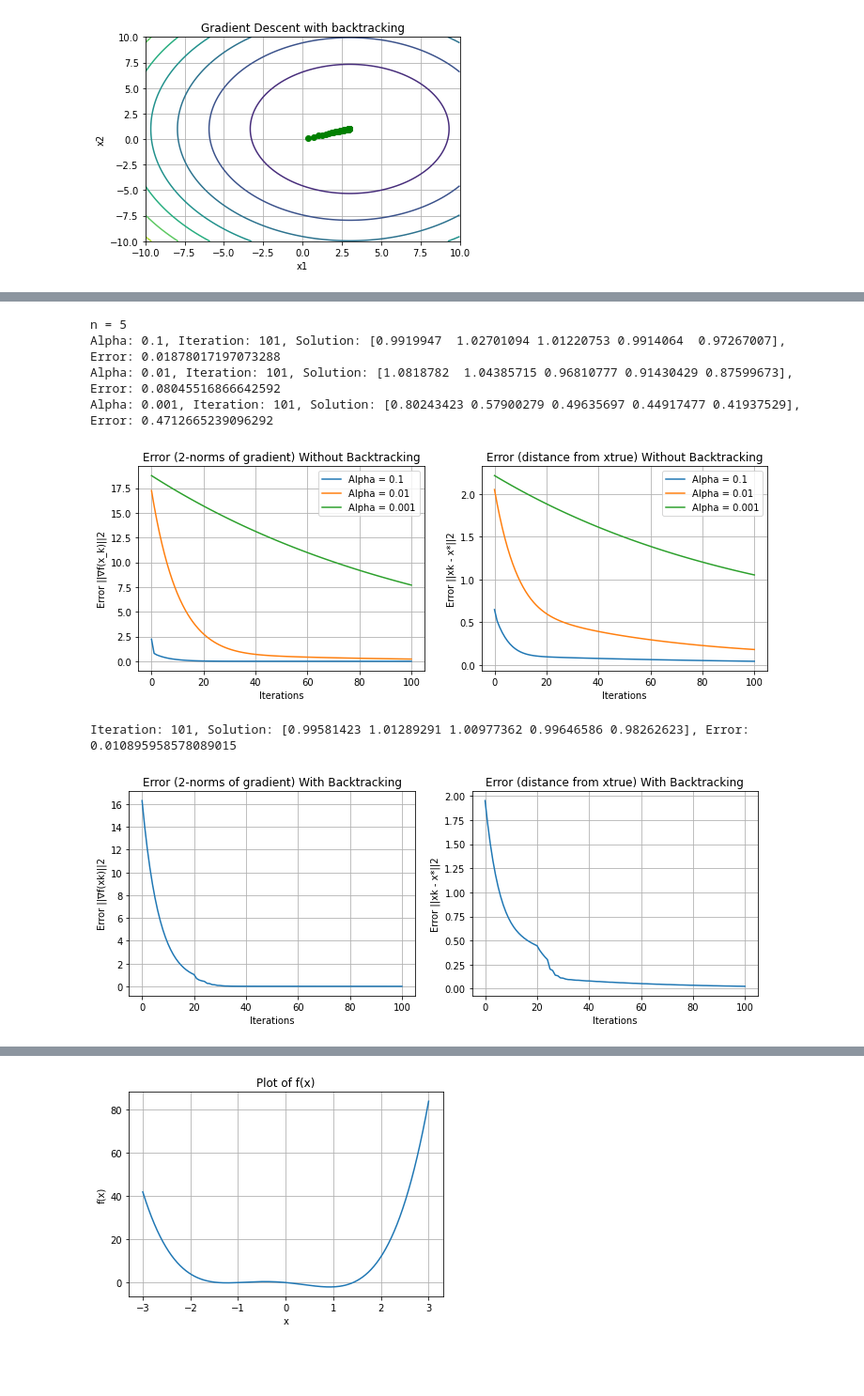
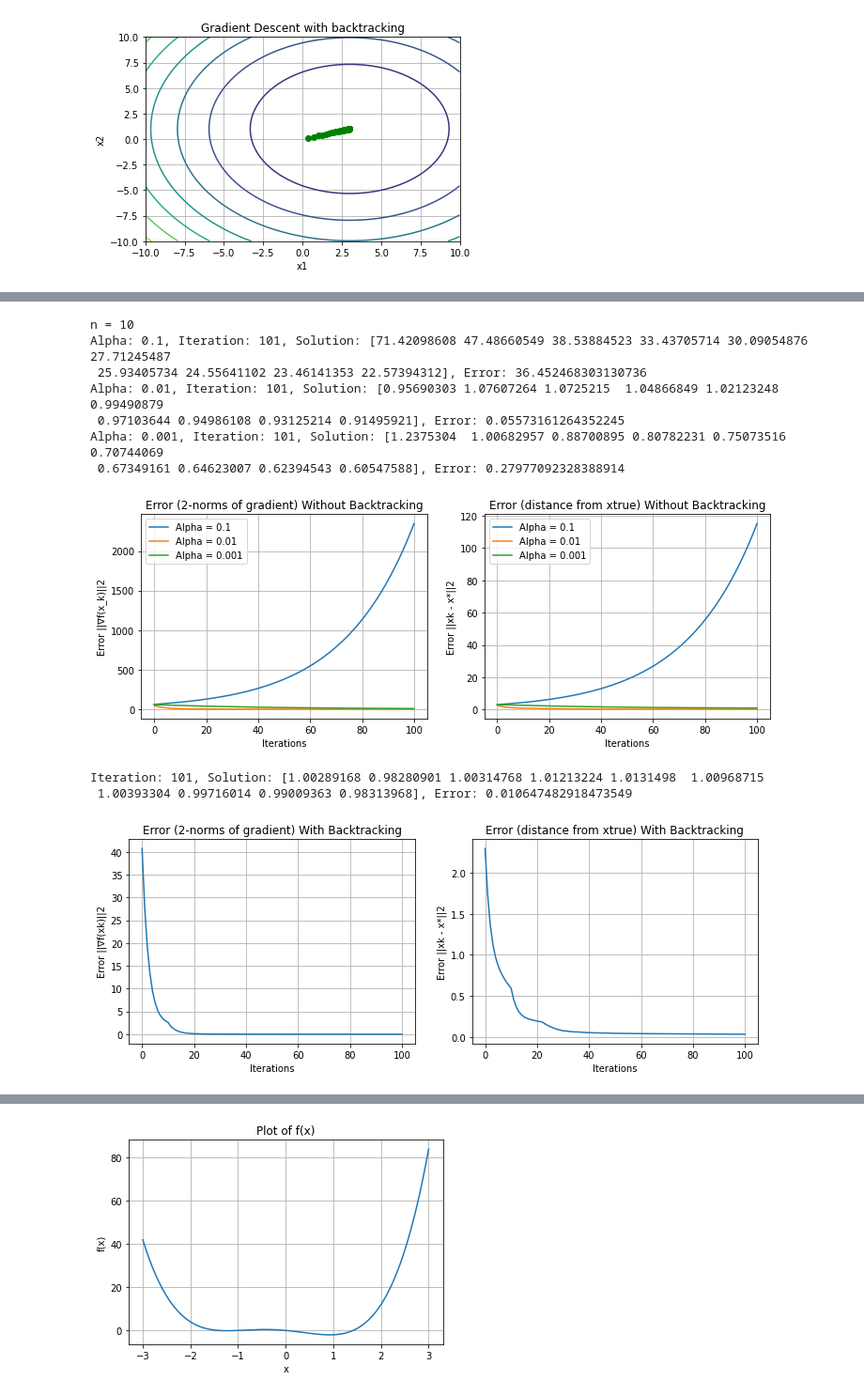
Before and after one commit to ireneburri/SMMLab, a Jupyter notebook: Homework3/Homework3_GD.ipynb, the cells around one changed output, grey strips where cells are left out. Shown at 94% size. Saved outputs shown, nothing was run; the diff lists cells and outputs as text; code cells hidden in the pictures; blank space fills up the shorter version.

```diff
--- a/Homework3/Homework3_GD.ipynb
+++ b/Homework3/Homework3_GD.ipynb
@@ -184,7 +184,7 @@ x_true = np.array([1, 2])
 plt.figure(figsize=(12, 4))
 
 #Without backtracking
-for alpha in [0.09, 0.01, 0.001]: # with alpha = 0.1 GD doesn't converge and stops in (2, 2) after max (1000) iteration.
+for alpha in [0.1, 0.01, 0.001]: # with alpha = 0.1 GD doesn't converge and stops in (2, 2) after max (1000) iteration.
     x_sol_values, k, f_values, grad_values, errA_values, errR_values = GD(f, grad_f, x0, alpha, kmax, tolf, tolx, x_true)
     error = np.linalg.norm(np.array(x_true) - np.array(x_sol_values[-1])) / np.linalg.norm(np.array(x_true))
     print(f"Alpha: {alpha}, Iteration: {k}, Solution: {x_sol_values[-1]}, Error: {error}")
@@ -319,8 +319,8 @@ Iteration: 37, Solution: [0.99997616], Error: 2.3837831494288864e-05
 # %%
 # FUNCTION 3
 
-print("n = 5")
-n = 5
+print("n = 10")
+n = 10
 v = np.linspace(0, 1, n)
 A = np.vander(v, increasing=True)
 x_true = np.ones((n,))
@@ -358,40 +358,44 @@ for alpha in [0.1, 0.01, 0.001]:
     plt.plot(range(k), errR_values, label=f"Alpha = {alpha}") # plot the error ||xk − x_true||2 varying k when the true x_true is available
     plt.xlabel("Iterations")
     plt.ylabel("Error ||xk - x*||2")
     plt.title("Error (distance from xtrue) Without Backtracking")
     plt.legend()
     plt.grid(True)
 plt.show()
 
 #With backtracking
 x_sol_values, k, f_values, grad_values, errA_values, errR_values = GD_backtracking(f, grad_f, x0, kmax, tolf, tolx, x_true)
 error = np.linalg.norm(np.array(x_true) - np.array(x_sol_values[-1])) / np.linalg.norm(np.array(x_true))
 print(f"\nIteration: {k}, Solution: {x_sol_values[-1]}, Error: {error}")
 
 plt.figure(figsize=(12, 4))
 plt.subplot(1, 2, 1)
 plt.plot(range(k), errA_values)
 plt.xlabel("Iterations")
 plt.ylabel("Error ||∇f(xk)||2")
 plt.title("Error (2-norms of gradient) With Backtracking")
 plt.grid(True)
 
 plt.subplot(1, 2, 2)
 plt.plot(range(k), errR_values) # plot the error ||xk − x_true||2 varying k when the true x_true is available
 plt.xlabel("Iterations")
 plt.ylabel("Error ||xk - x*||2")
 plt.title("Error (distance from xtrue) With Backtracking")
 plt.grid(True)
 
 plt.show()
 # %% [output]
-n = 5
-Alpha: 0.1, Iteration: 101, Solution: [0.9919947  1.02701094 1.01220753 0.9914064  0.97267007], Error: 0.01878017197073288
-Alpha: 0.01, Iteration: 101, Solution: [1.0818782  1.04385715 0.96810777 0.91430429 0.87599673], Error: 0.08045516866642592
-Alpha: 0.001, Iteration: 101, Solution: [0.80243423 0.57900279 0.49635697 0.44917477 0.41937529], Error: 0.4712665239096292
+n = 10
+Alpha: 0.1, Iteration: 101, Solution: [71.42098608 47.48660549 38.53884523 33.43705714 30.09054876 27.71245487
+ 25.93405734 24.55641102 23.46141353 22.57394312], Error: 36.452468303130736
+Alpha: 0.01, Iteration: 101, Solution: [0.95690303 1.07607264 1.0725215  1.04866849 1.02123248 0.99490879
+ 0.97103644 0.94986108 0.93125214 0.91495921], Error: 0.05573161264352245
+Alpha: 0.001, Iteration: 101, Solution: [1.2375304  1.00682957 0.88700895 0.80782231 0.75073516 0.70744069
+ 0.67349161 0.64623007 0.62394543 0.60547588], Error: 0.27977092328388914
-[figure, old version]
+[figure, new version]
-Iteration: 101, Solution: [0.99581423 1.01289291 1.00977362 0.99646586 0.98262623], Error: 0.010895958578089015
+Iteration: 101, Solution: [1.00289168 0.98280901 1.00314768 1.01213224 1.0131498  1.00968715
+ 1.00393304 0.99716014 0.99009363 0.98313968], Error: 0.010647482918473549
-[figure, old version]
+[figure, new version]
 # %%
 #FUNCTION 4
 import random
```
Also changed, not shown: parts of 4 cells of this notebook, 6 other files.
